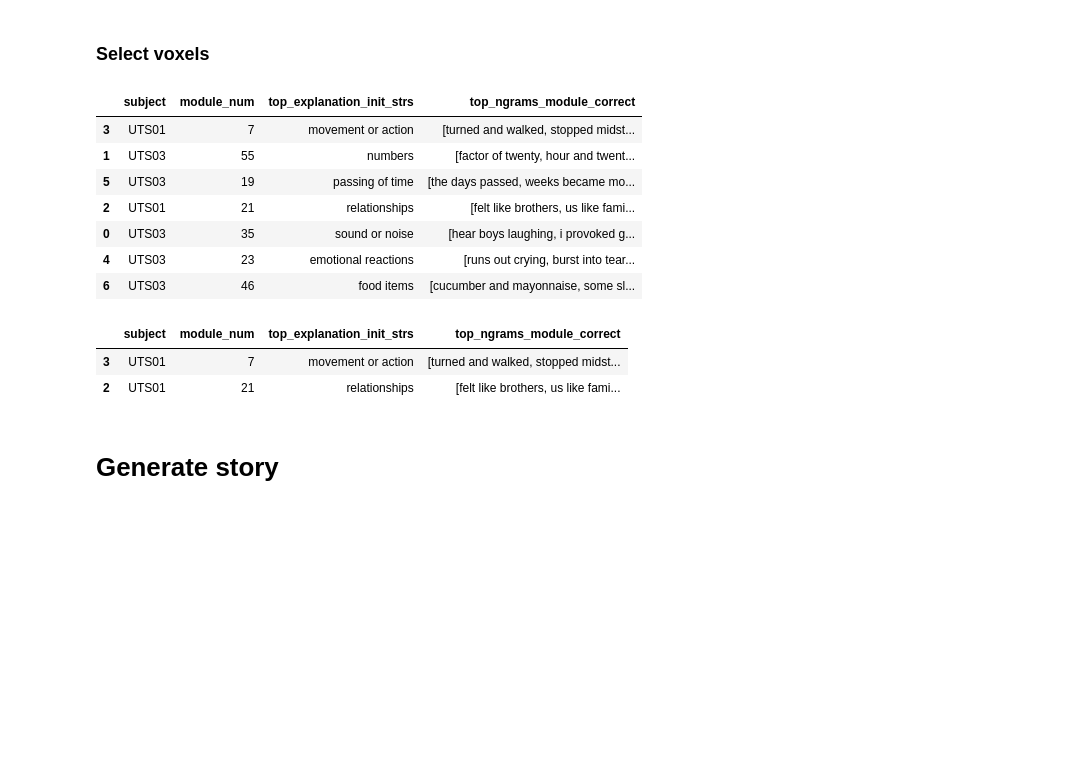
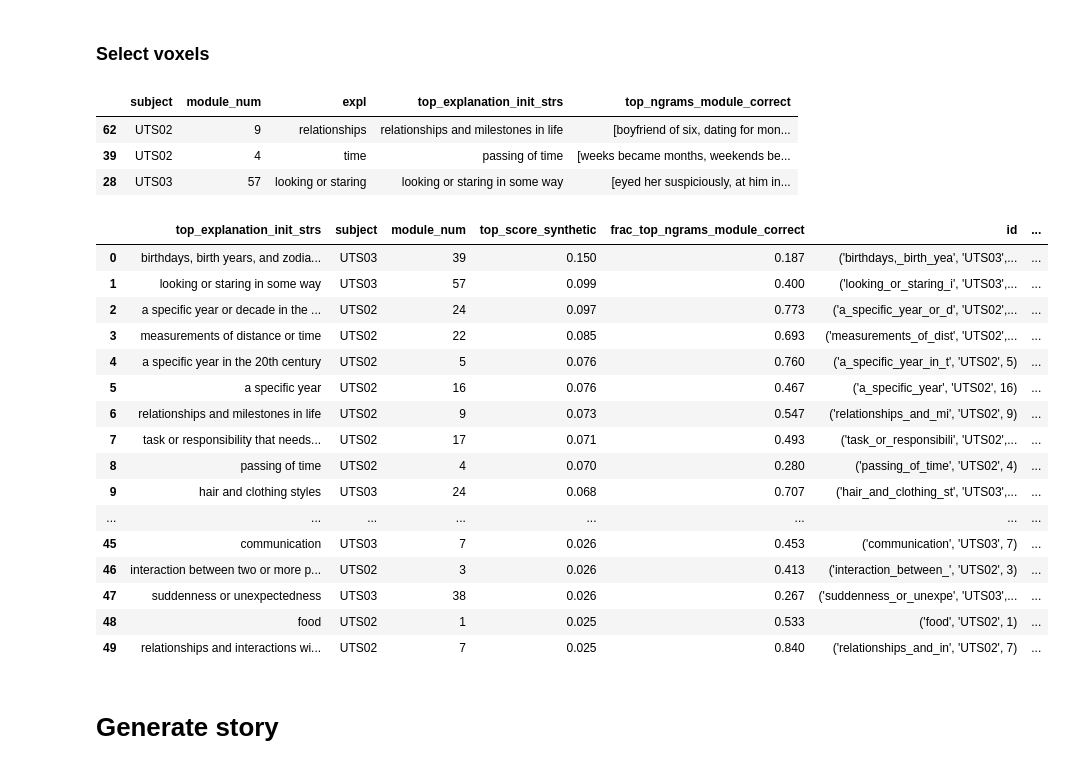
Before and after one commit to microsoft/automated-explanations, a Jupyter notebook: notebooks/04_fmri_story.ipynb, the cells around one changed output. Drawn from its saved outputs; the diff is of its cells as text; code cells hidden in the pictures; blank space fills up the shorter version.

```diff
--- a/notebooks/04_fmri_story.ipynb
+++ b/notebooks/04_fmri_story.ipynb
@@ -29,6 +29,7 @@ openai.api_key_path = os.path.expanduser('~/.OPENAI_KEY')
 
 r = (pd.read_pickle('../results/results_fmri.pkl')
     .sort_values(by=['top_score_synthetic'], ascending=False))
+r['id'] = "('" + r['top_explanation_init_strs'].str.replace(' ', '_').str.slice(stop=20) + "', '" + r['subject'] + "', " + r['module_num'].astype(str) + ")"
 # %% [markdown]
 ### Select voxels
 # %%
@@ -42,30 +44,47 @@ voxels = [('movement', 'UTS01',	7),('relationships', 'UTS01', 21)]
+# %%
+# convert voxels -> expl (and make sure it's corect)
+rows = []
+expls = []
+for vox in voxels:
+    expl, subj, vox_num = vox
+    try:
+        rows.append(r[(r.subject == subj) & (r.module_num == vox_num)].iloc[0])
+        expls.append(expl)
+    except:
+        print('skipping', vox)
+rows_check = pd.DataFrame(rows)
+rows_check['expl'] = expls
+
+with pd.option_context('display.max_rows', None, 'display.max_columns', None, 'display.max_colwidth', 200):
+    display(rows_check[['subject', 'module_num', 'expl', 'top_explanation_init_strs', 'top_ngrams_module_correct']])
+# %% [output]
+|  | subject | module_num | expl | top_explanation_init_strs | top_ngrams_module_correct |
+| 62 | UTS02 | 9 | relationships | relationships and milestones in life | [boyfriend of six, dating for mon... |
+| 39 | UTS02 | 4 | time | passing of time | [weeks became months, weekends be... |
+| 28 | UTS03 | 57 | looking or staring | looking or staring in some way | [eyed her suspiciously, at him in... |
 # %%
 # display all rows
-with pd.option_context('display.max_rows', None):
-    display(r.sort_values(by=['top_score_synthetic'])[['subject', 'module_num', 'top_explanation_init_strs', 'top_ngrams_module_correct']])
+with pd.option_context('display.max_rows', None, 'display.max_colwidth', 200):
+    display(r.sort_values(by=['top_score_synthetic'], ascending=False)[
+        ['top_explanation_init_strs', 'subject', 'module_num', 'top_score_synthetic', 'frac_top_ngrams_module_correct', 'id', 'top_ngrams_module_correct']
+    ].round(3).reset_index(drop=True).head(50))
 # %% [output]
-|  | subject | module_num | top_explanation_init_strs | top_ngrams_module_correct |
-| 3 | UTS01 | 7 | movement or action | [turned and walked, stopped midst... |
-| 1 | UTS03 | 55 | numbers | [factor of twenty, hour and twent... |
-| 5 | UTS03 | 19 | passing of time | [the days passed, weeks became mo... |
-| 2 | UTS01 | 21 | relationships | [felt like brothers, us like fami... |
-| 0 | UTS03 | 35 | sound or noise | [hear boys laughing, i provoked g... |
-| 4 | UTS03 | 23 | emotional reactions | [runs out crying, burst into tear... |
-| 6 | UTS03 | 46 | food items | [cucumber and mayonnaise, some sl... |
+|  | top_explanation_init_strs | subject | module_num | top_score_synthetic | frac_top_ngrams_module_correct | id | ... |
+| 0 | birthdays, birth years, and zodia... | UTS03 | 39 | 0.150 | 0.187 | ('birthdays,_birth_yea', 'UTS03',... | ... |
+| 1 | looking or staring in some way | UTS03 | 57 | 0.099 | 0.400 | ('looking_or_staring_i', 'UTS03',... | ... |
+| 2 | a specific year or decade in the ... | UTS02 | 24 | 0.097 | 0.773 | ('a_specific_year_or_d', 'UTS02',... | ... |
+| 3 | measurements of distance or time | UTS02 | 22 | 0.085 | 0.693 | ('measurements_of_dist', 'UTS02',... | ... |
+| 4 | a specific year in the 20th century | UTS02 | 5 | 0.076 | 0.760 | ('a_specific_year_in_t', 'UTS02', 5) | ... |
+| 5 | a specific year | UTS02 | 16 | 0.076 | 0.467 | ('a_specific_year', 'UTS02', 16) | ... |
+| 6 | relationships and milestones in life | UTS02 | 9 | 0.073 | 0.547 | ('relationships_and_mi', 'UTS02', 9) | ... |
+| 7 | task or responsibility that needs... | UTS02 | 17 | 0.071 | 0.493 | ('task_or_responsibili', 'UTS02',... | ... |
+| 8 | passing of time | UTS02 | 4 | 0.070 | 0.280 | ('passing_of_time', 'UTS02', 4) | ... |
+| 9 | hair and clothing styles | UTS03 | 24 | 0.068 | 0.707 | ('hair_and_clothing_st', 'UTS03',... | ... |
+| ... | ... | ... | ... | ... | ... | ... | ... |
+| 45 | communication | UTS03 | 7 | 0.026 | 0.453 | ('communication', 'UTS03', 7) | ... |
+| 46 | interaction between two or more p... | UTS02 | 3 | 0.026 | 0.413 | ('interaction_between_', 'UTS02', 3) | ... |
+| 47 | suddenness or unexpectedness | UTS03 | 38 | 0.026 | 0.267 | ('suddenness_or_unexpe', 'UTS03',... | ... |
+| 48 | food | UTS02 | 1 | 0.025 | 0.533 | ('food', 'UTS02', 1) | ... |
+| 49 | relationships and interactions wi... | UTS02 | 7 | 0.025 | 0.840 | ('relationships_and_in', 'UTS02', 7) | ... |
-# %%
-# manually check that we got the right voxels
-rows = []
-for vox in voxels:
-    expl, subj, vox_num = vox
-    rows.append(r[(r.subject == subj) & (r.module_num == vox_num)].iloc[0])
-rows_check = pd.DataFrame(rows)
-rows_check['expl'] = [v[0] for v in voxels]
-
-with pd.option_context('display.max_rows', None, 'display.max_columns', None, 'display.max_colwidth', None):
-    display(rows_check[['subject', 'module_num', 'top_explanation_init_strs', 'top_ngrams_module_correct']])
-# %% [output]
-|  | subject | module_num | top_explanation_init_strs | top_ngrams_module_correct |
-| 3 | UTS01 | 7 | movement or action | [turned and walked, stopped midst... |
-| 2 | UTS01 | 21 | relationships | [felt like brothers, us like fami... |
 # %% [markdown]
 # Generate story
```
Also changed, not shown: parts of 6 cells of this notebook, 3 other files.
